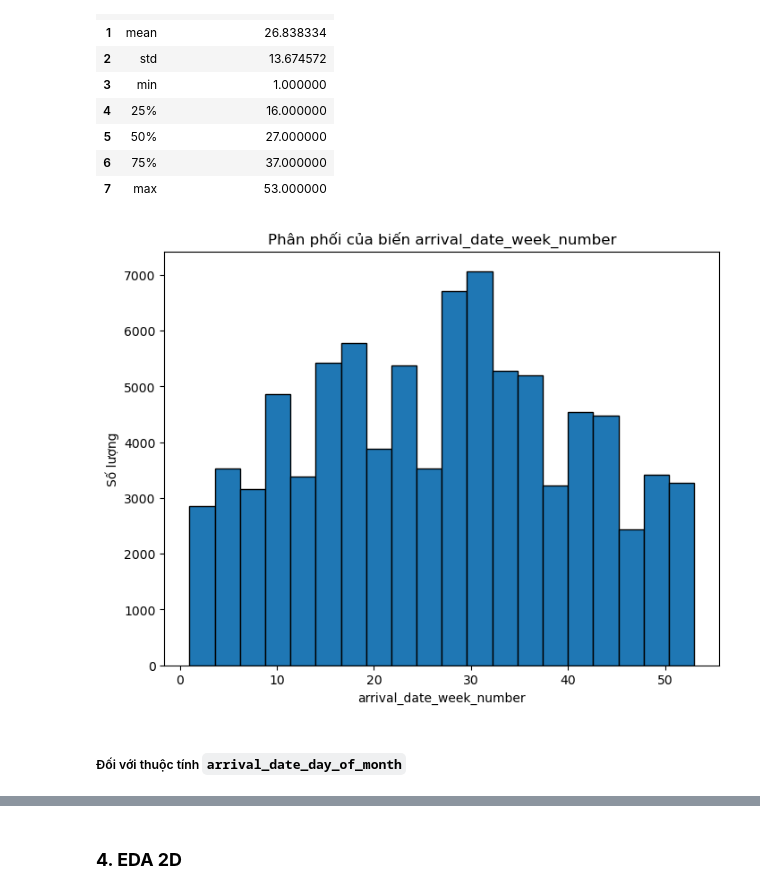
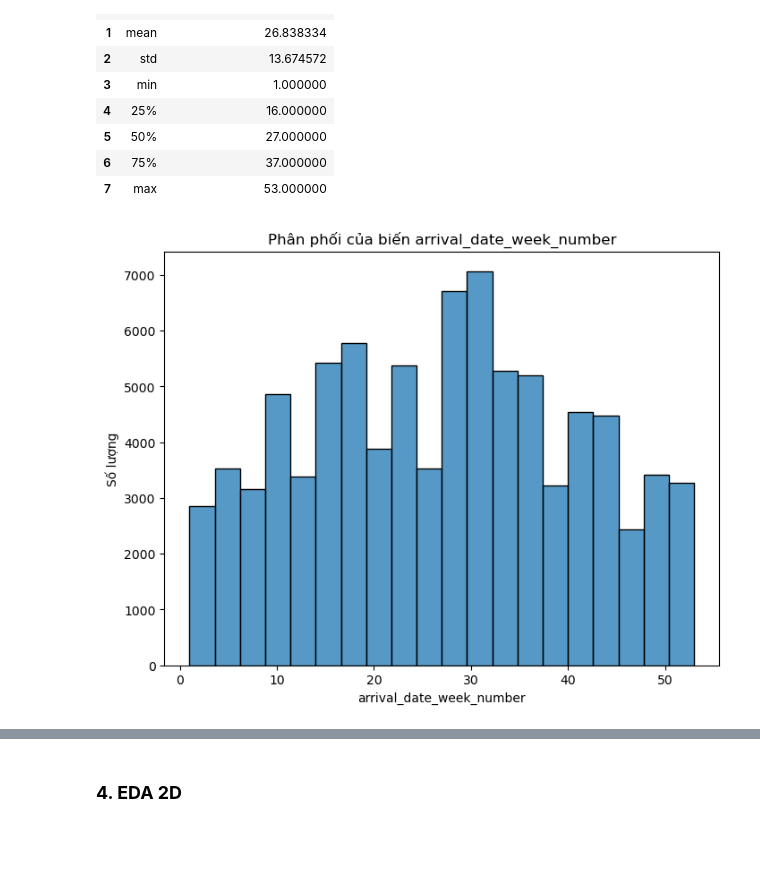
Before and after one commit to nmgbao2505/Lab_Data_Visualization, a Jupyter notebook: Final Project/21127221_21127583_21127739.ipynb, the cells around one changed output, grey strips where cells are left out. Cells and saved outputs as stored; diff of their text form; code cells hidden in the pictures; blank space fills up the shorter version.

```diff
--- a/Final Project/21127221_21127583_21127739.ipynb
+++ b/Final Project/21127221_21127583_21127739.ipynb
@@ -938,12 +608,11 @@ data['arrival_date_week_number'].describe().reset_index()
 | 7 | max | 53.000000 |
 # %%
 plt.figure(figsize=(8, 6))
-plt.hist(data['arrival_date_week_number'], bins=20, edgecolor='black')
+sns.histplot(data=data['arrival_date_week_number'], bins=20, edgecolor='black')
+
 plt.title('Phân phối của biến arrival_date_week_number')
 plt.xlabel('arrival_date_week_number')
 plt.ylabel('Số lượng')
 plt.show()
 # %% [output]
-[figure, old version]
+[figure, new version]
-# %% [markdown]
-##### Đối với thuộc tính `arrival_date_day_of_month`
```
Also changed, not shown: parts of 88 cells of this notebook.
